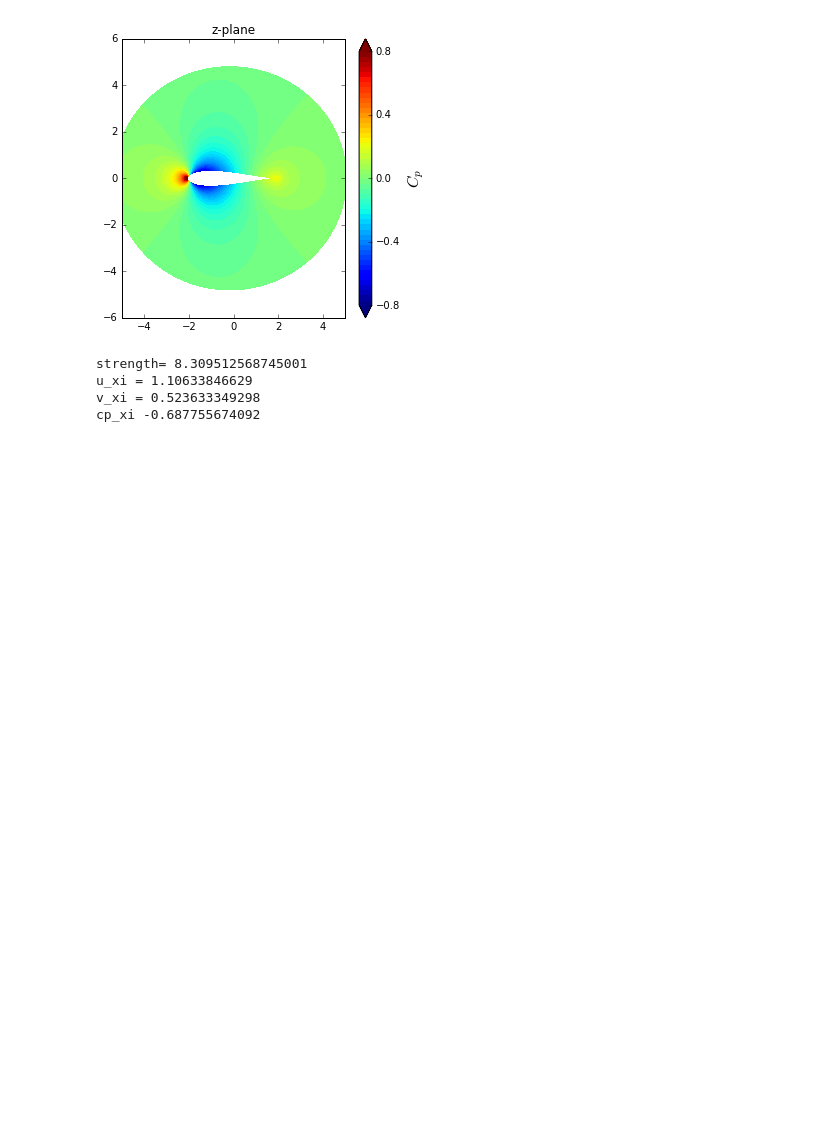
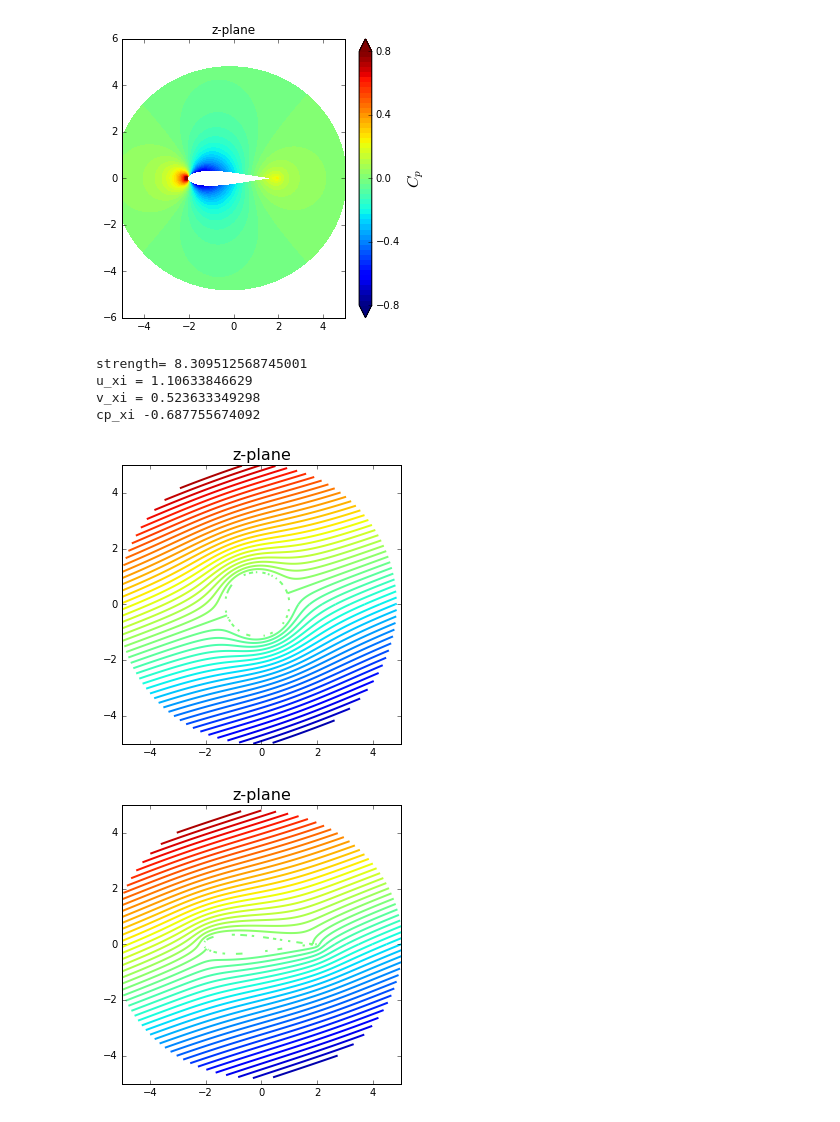
Before and after one commit to wangze233/MAE6226, a Jupyter notebook: Assignment_2.ipynb, the cells around one changed output. Drawn from its saved outputs; the diff is of its cells as text; code cells hidden in the pictures; blank space fills up the shorter version.

```diff
--- a/Assignment_2.ipynb
+++ b/Assignment_2.ipynb
@@ -265,0 +295,40 @@ def get_stream_function_doublet_2(strength, xd_2, yd_2, X_2, Y_2):
+# %%
+# Exercise 5 plot the streamline
+AoA=20/180*math.pi
+X_2=(X-x_c)*numpy.cos(AoA)+(Y-y_c)*numpy.sin(AoA)
+Y_2=-(X-x_c)*numpy.sin(AoA)+(Y-y_c)*numpy.cos(AoA)
+xd_2,yd_2=0,0
+
+#calculate stream fucntion in z-plane
+u_inf_2=1
+psi_freestream_2= u_inf_2 * Y_2
+
+strength= R**2*2*math.pi*u_inf_2
+psi_d=get_stream_function_doublet_2(strength, xd_2, yd_2, X_2, Y_2)
+psi=psi_d+psi_freestream_2
+
+#plot the z-plane
+pyplot.figure(figsize=(5,5))
+pyplot.title('z-plane',fontsize=16)
+pyplot.xlim(-5,5)
+pyplot.ylim(-5,5)
+pyplot.contour(X,Y,psi,levels = numpy.linspace(-5,5,51),\
+               linewidths=2,linestyles='solid');
+
+
+# in xi-plane
+X_xi,Y_xi=get_Joukowski_transformation(x_z,y_z,c)
+X_xi_2,Y_xi_2=get_Joukowski_transform_2(X_2,Y_2,c)
+strength= R**2*2*math.pi*u_inf_2
+psi_d=get_stream_function_doublet_2(strength, xd_2, yd_2, X_2, Y_2)
+psi=psi_d+psi_freestream_2
+# plot xi-plane
+pyplot.figure(figsize=(5,5))
+pyplot.title('z-plane',fontsize=16)
+pyplot.xlim(-5,5)
+pyplot.ylim(-5,5)
+pyplot.contour(X_xi,Y_xi,psi,levels = numpy.linspace(-5,5,51),\
+               linewidths=2,linestyles='solid');
+# %% [output]
+[figure, added]
+[figure, added]
```
Also changed, not shown: parts of 13 cells of this notebook.
